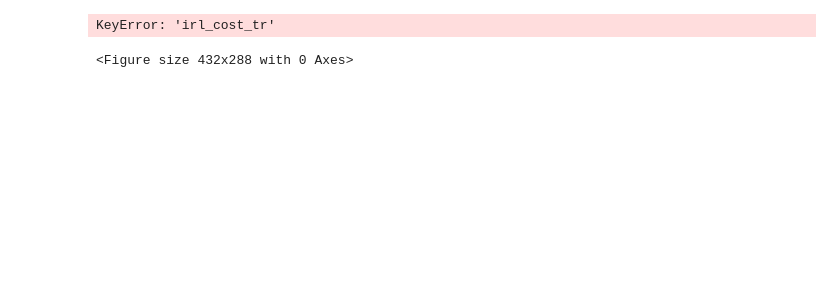
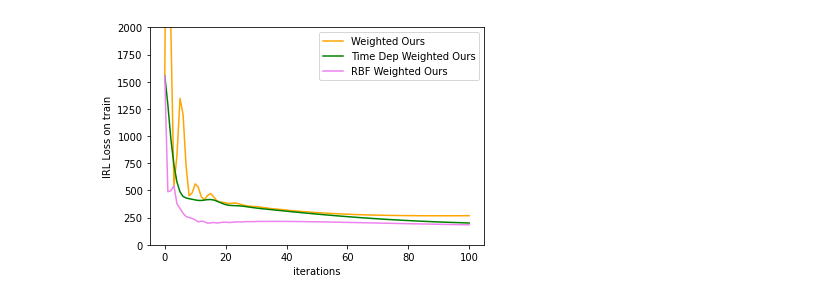
Before and after one commit to facebookresearch/LearningToLearn, a Jupyter notebook: mbirl/plot_mbirl_training_and_eval.ipynb, the cells around one changed output. Saved outputs shown, nothing was run; the diff lists cells and outputs as text; code cells hidden in the pictures; blank space fills up the shorter version.

```diff
--- a/mbirl/plot_mbirl_training_and_eval.ipynb
+++ b/mbirl/plot_mbirl_training_and_eval.ipynb
@@ -30,19 +30,18 @@ rbf = torch.load(f"{model_data_dir}/{experiment_type}_RBF")
 # %%
 # IRL Cost
 
 plt.figure()
 plt.plot(weighted['irl_loss_train'].detach(), color='orange', label="Weighted Ours")
 plt.plot(timedep['irl_loss_train'].detach(), color='green', label="Time Dep Weighted Ours")
 plt.plot(rbf['irl_loss_train'].detach(), color='violet', label="RBF Weighted Ours")
 plt.xlabel("iterations")
 plt.ylabel("IRL Loss on train")
-plt.ylim(2000)
+plt.ylim([0, 2000])
 plt.legend()
 
 plt.savefig(f"{model_data_dir}/{experiment_type}_IRL_loss_train.png")
 # %% [output]
-KeyError: 'irl_cost_tr'
-<Figure size 432x288 with 0 Axes>
+[figure, added]
 # %%
 # Plot Evaluation
 
```
Also changed, not shown: parts of 1 cell of this notebook.
